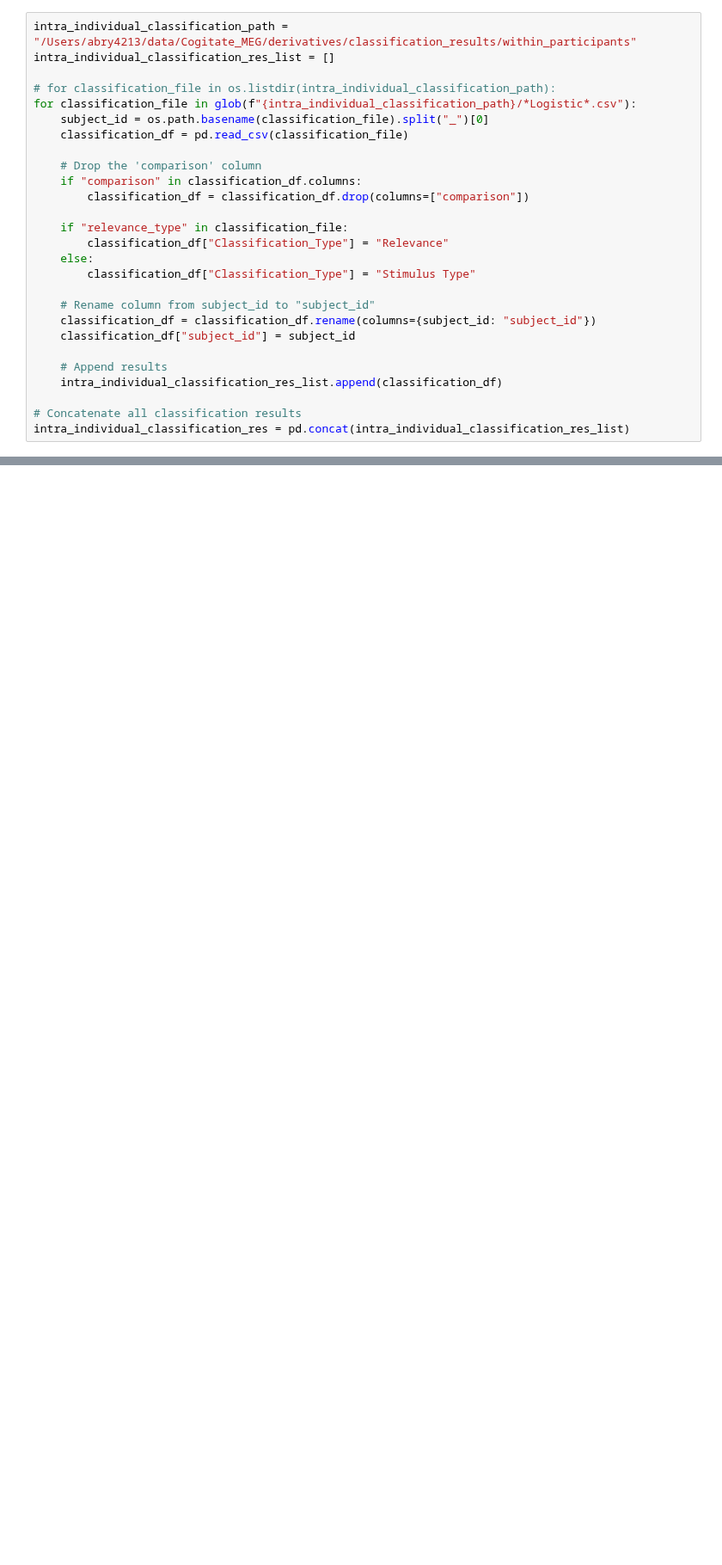
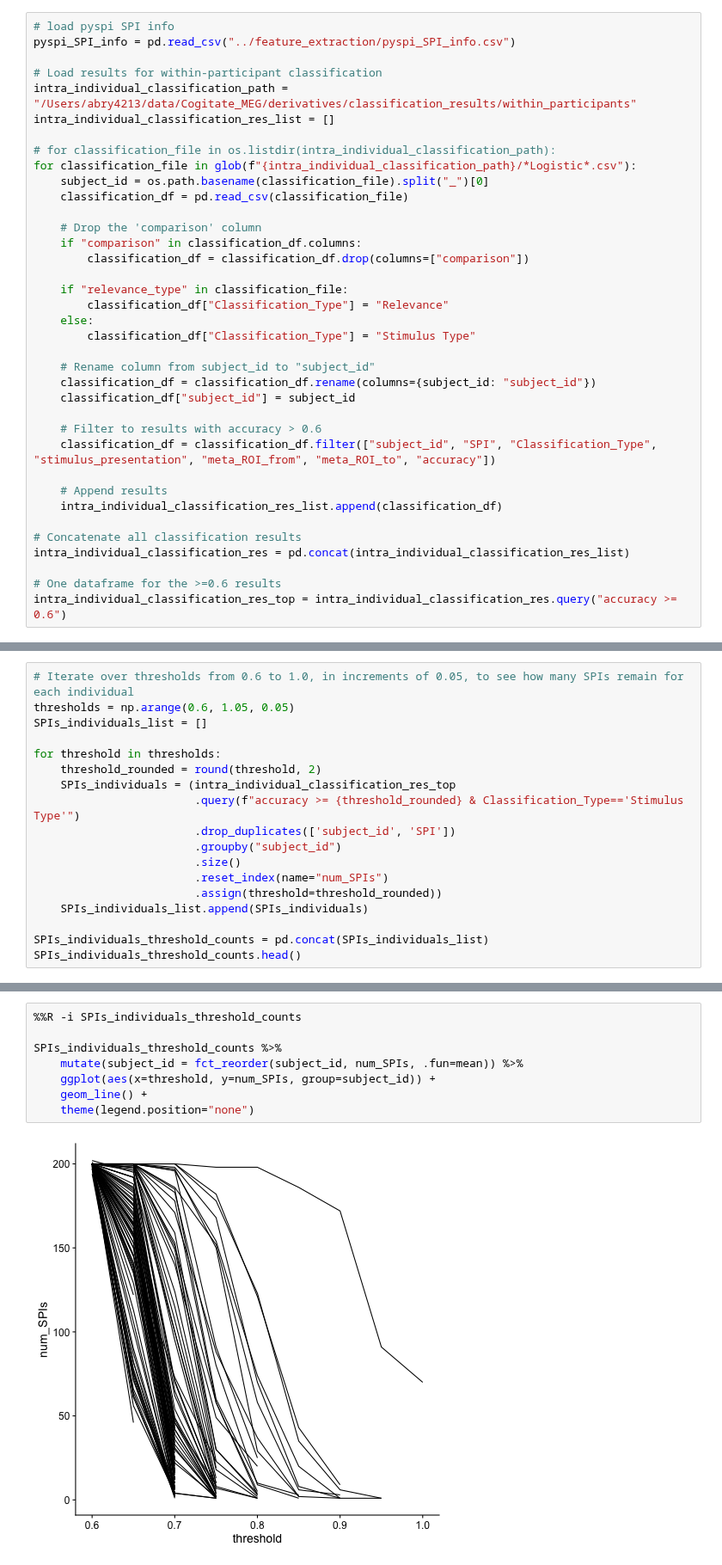
Before and after one commit to anniegbryant/MEG_functional_connectivity, a Jupyter notebook: data_visualization/intra_subject_classification.ipynb, the cells around one changed output, grey strips where cells are left out. Shown at 86% size. Saved outputs shown, nothing was run; the diff lists cells and outputs as text; blank space fills up the shorter version.

```diff
--- a/data_visualization/intra_subject_classification.ipynb
+++ b/data_visualization/intra_subject_classification.ipynb
@@ -47,6 +47,10 @@ suppressPackageStartupMessages({
 # Set cowplot theme
 theme_set(theme_cowplot())
 # %%
+# load pyspi SPI info
+pyspi_SPI_info = pd.read_csv("../feature_extraction/pyspi_SPI_info.csv")
+
+# Load results for within-participant classification
 intra_individual_classification_path = "/Users/abry4213/data/Cogitate_MEG/derivatives/classification_results/within_participants"
 intra_individual_classification_res_list = []
 
@@ -68,8 +72,14 @@ for classification_file in glob(f"{intra_individual_classification_path}/*Logist
     classification_df = classification_df.rename(columns={subject_id: "subject_id"})
     classification_df["subject_id"] = subject_id
 
+    # Filter to results with accuracy > 0.6
+    classification_df = classification_df.filter(["subject_id", "SPI", "Classification_Type", "stimulus_presentation", "meta_ROI_from", "meta_ROI_to", "accuracy"])
+
     # Append results
     intra_individual_classification_res_list.append(classification_df)
 
 # Concatenate all classification results
 intra_individual_classification_res = pd.concat(intra_individual_classification_res_list)
+
+# One dataframe for the >=0.6 results
+intra_individual_classification_res_top = intra_individual_classification_res.query("accuracy >= 0.6")
@@ -140,0 +86,18 @@ ggsave('../plots/intra_subject_classification/Max_classification_performance_by_
+# %%
+# Iterate over thresholds from 0.6 to 1.0, in increments of 0.05, to see how many SPIs remain for each individual
+thresholds = np.arange(0.6, 1.05, 0.05)
+SPIs_individuals_list = []
+
+for threshold in thresholds:
+    threshold_rounded = round(threshold, 2)
+    SPIs_individuals = (intra_individual_classification_res_top
+                        .query(f"accuracy >= {threshold_rounded} & Classification_Type=='Stimulus Type'")
+                        .drop_duplicates(['subject_id', 'SPI'])
+                        .groupby("subject_id")
+                        .size()
+                        .reset_index(name="num_SPIs")
+                        .assign(threshold=threshold_rounded))
+    SPIs_individuals_list.append(SPIs_individuals)
+
+SPIs_individuals_threshold_counts = pd.concat(SPIs_individuals_list)
+SPIs_individuals_threshold_counts.head()
@@ -140,0 +111,10 @@ ggsave('../plots/intra_subject_classification/Max_classification_performance_by_
+# %%
+%%R -i SPIs_individuals_threshold_counts
+
+SPIs_individuals_threshold_counts %>%
+    mutate(subject_id = fct_reorder(subject_id, num_SPIs, .fun=mean)) %>%
+    ggplot(aes(x=threshold, y=num_SPIs, group=subject_id)) +
+    geom_line() +
+    theme(legend.position="none")
+# %% [output]
+[figure, added]
```
Also changed, not shown: parts of 7 cells of this notebook, 8 other files.
